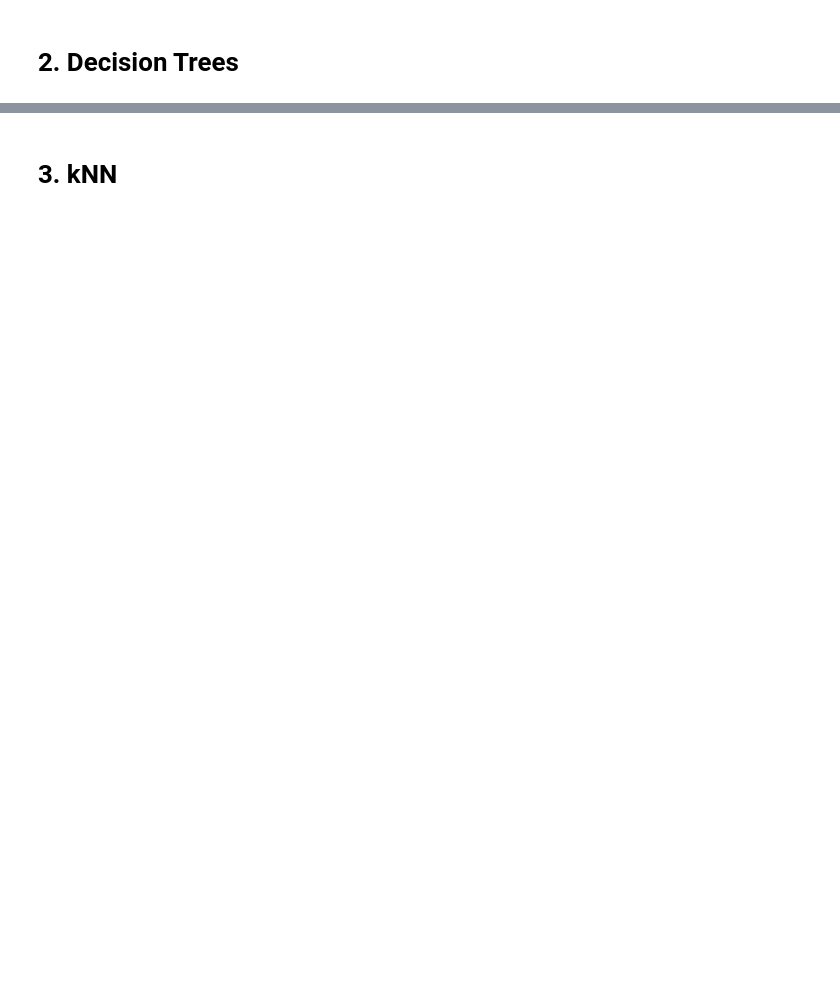
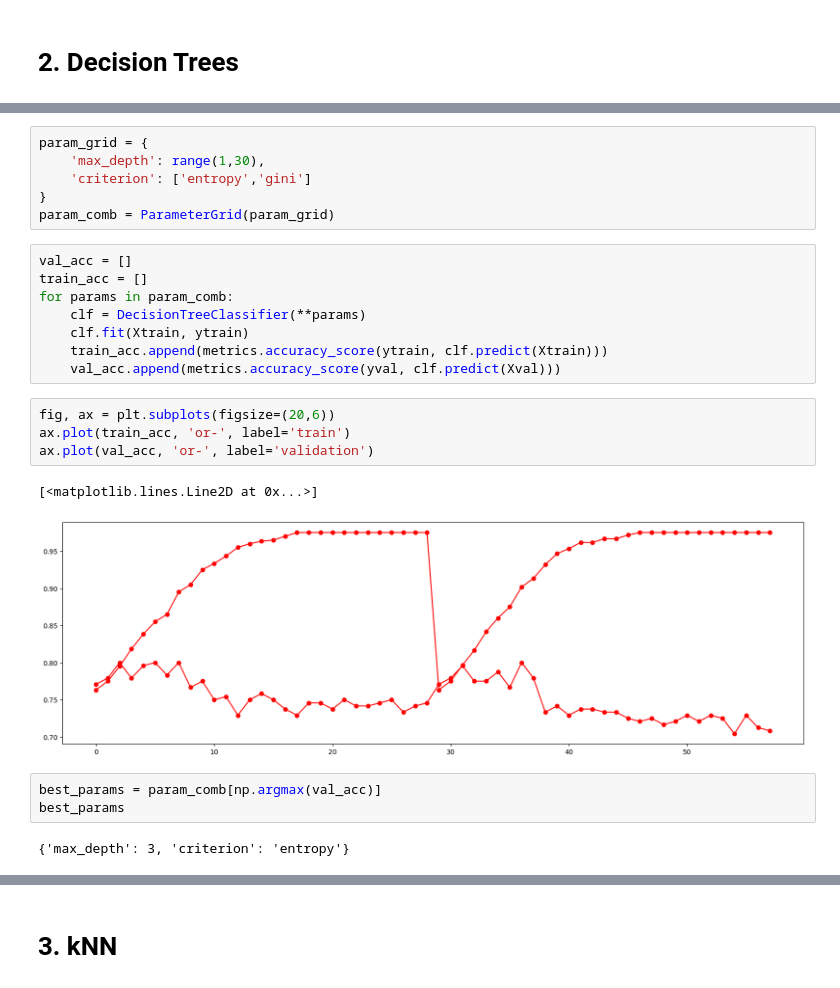
Before and after one commit to nickobard/Machine-Learning-I, a Jupyter notebook: 01/homework_01.ipynb, the cells around one changed output, grey strips where cells are left out. Saved outputs shown, nothing was run; the diff lists cells and outputs as text; blank space fills up the shorter version.

```diff
--- a/01/homework_01.ipynb
+++ b/01/homework_01.ipynb
@@ -711,0 +858,26 @@ For now we will just drop it
+# %%
+param_grid = {
+    'max_depth': range(1,30),
+    'criterion': ['entropy','gini']
+}
+param_comb = ParameterGrid(param_grid)
+# %%
+val_acc = []
+train_acc = []
+for params in param_comb:
+    clf = DecisionTreeClassifier(**params)
+    clf.fit(Xtrain, ytrain)
+    train_acc.append(metrics.accuracy_score(ytrain, clf.predict(Xtrain)))
+    val_acc.append(metrics.accuracy_score(yval, clf.predict(Xval)))
+# %%
+fig, ax = plt.subplots(figsize=(20,6))
+ax.plot(train_acc, 'or-', label='train')
+ax.plot(val_acc, 'or-', label='validation')
+# %% [output]
+[<matplotlib.lines.Line2D at 0x...>]
+[figure, added]
+# %%
+best_params = param_comb[np.argmax(val_acc)]
+best_params
+# %% [output]
+{'max_depth': 3, 'criterion': 'entropy'}
```
Also changed, not shown: parts of 27 cells of this notebook.
